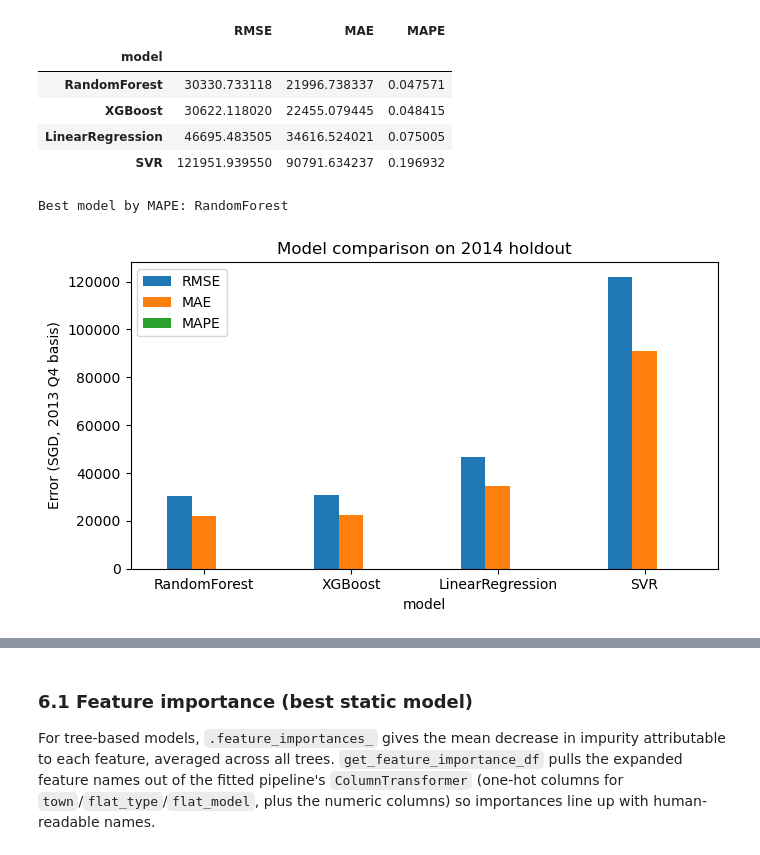
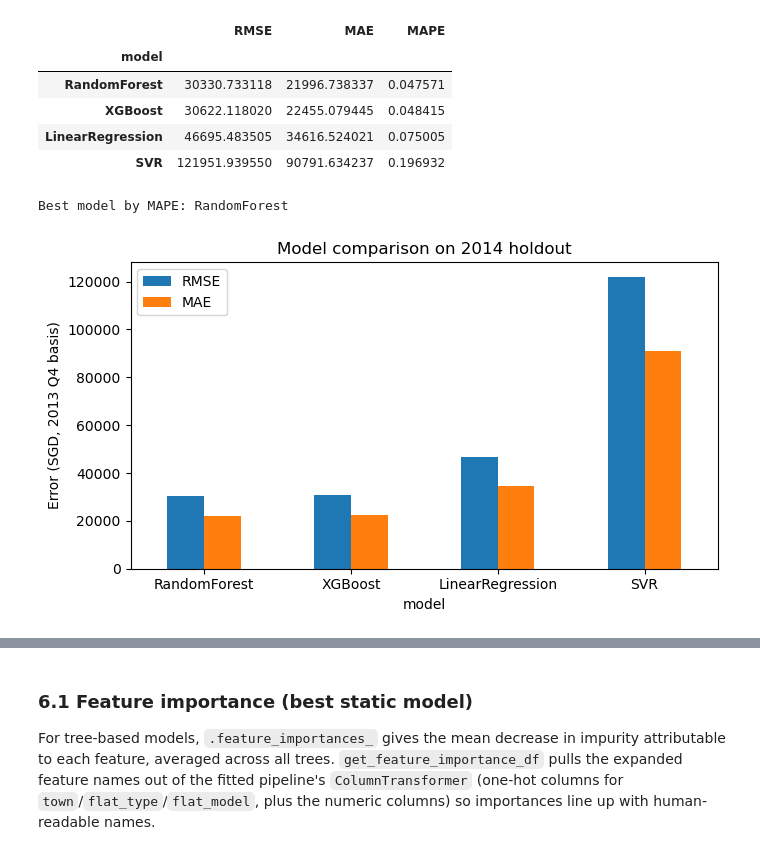
Before and after one commit to zhenging2b/hdb_resale_prices, a Jupyter notebook: src/Q2 Data Modelling/q1_2014_model.ipynb, the cells around one changed output, grey strips where cells are left out. Cells and saved outputs as stored; diff of their text form; code cells hidden in the pictures.

Commit message:
update graph in q1

```diff
--- a/src/Q2 Data Modelling/q1_2014_model.ipynb
+++ b/src/Q2 Data Modelling/q1_2014_model.ipynb
@@ -370,13 +370,13 @@ SVR               RMSE=   121,952  MAE=    90,792 MAPE= 19.69%
 # %%
 best_model_name = results_df["MAPE"].idxmin()
 best_model = fitted_models[best_model_name]
 print(f"Best model by MAPE: {best_model_name}")
 
-results_df.plot(kind="bar", figsize=(7, 4), title="Model comparison on 2014 holdout")
+results_df[["RMSE", "MAE"]].plot(kind="bar", figsize=(7, 4), title="Model comparison on 2014 holdout")
 plt.ylabel("Error (SGD, 2013 Q4 basis)")
 plt.xticks(rotation=0)
 plt.tight_layout()
 plt.show()
 # %% [output]
 Best model by MAPE: RandomForest
-[figure, old version]
+[figure, new version]
```
Also changed, not shown: parts of 2 cells of this notebook.
